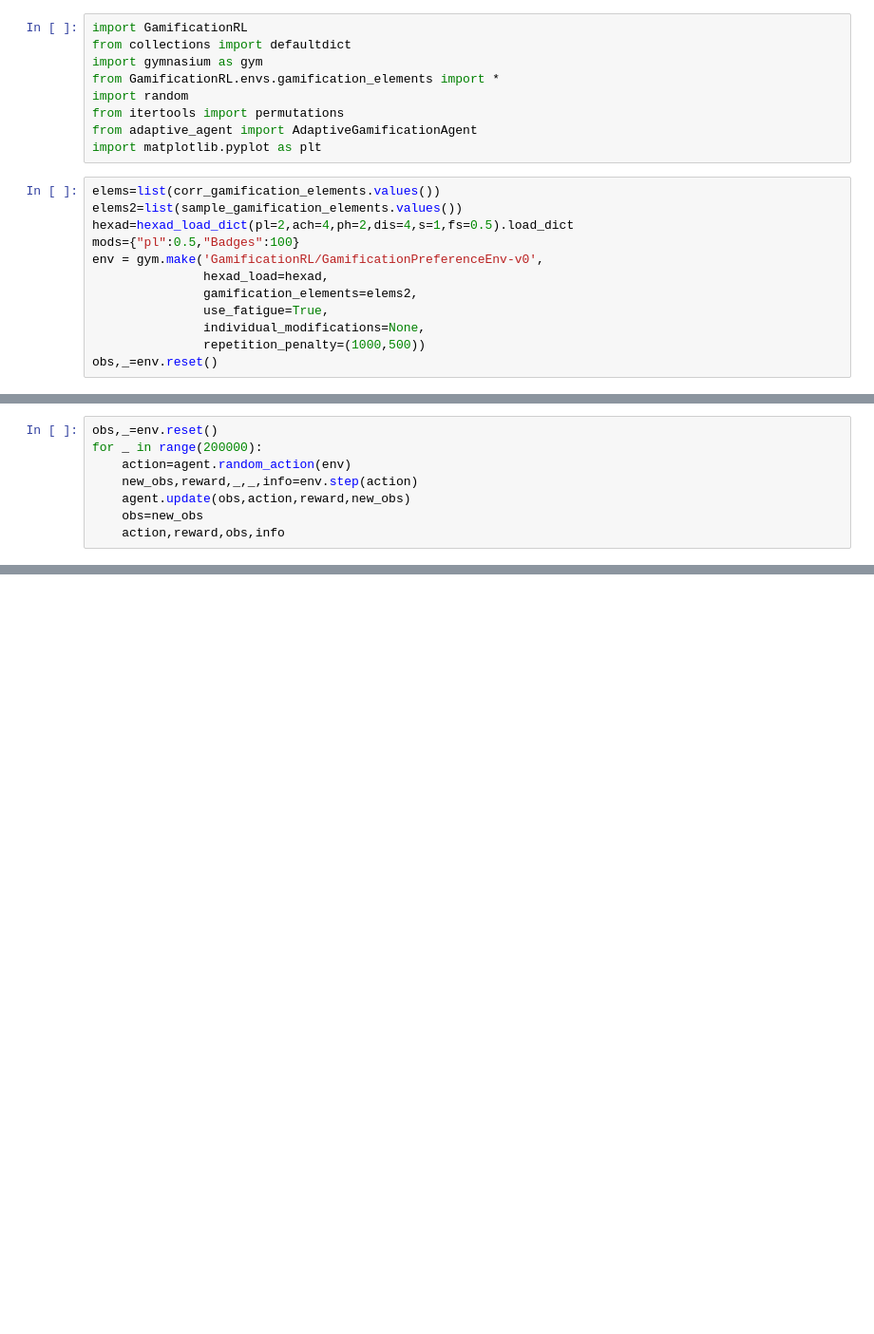
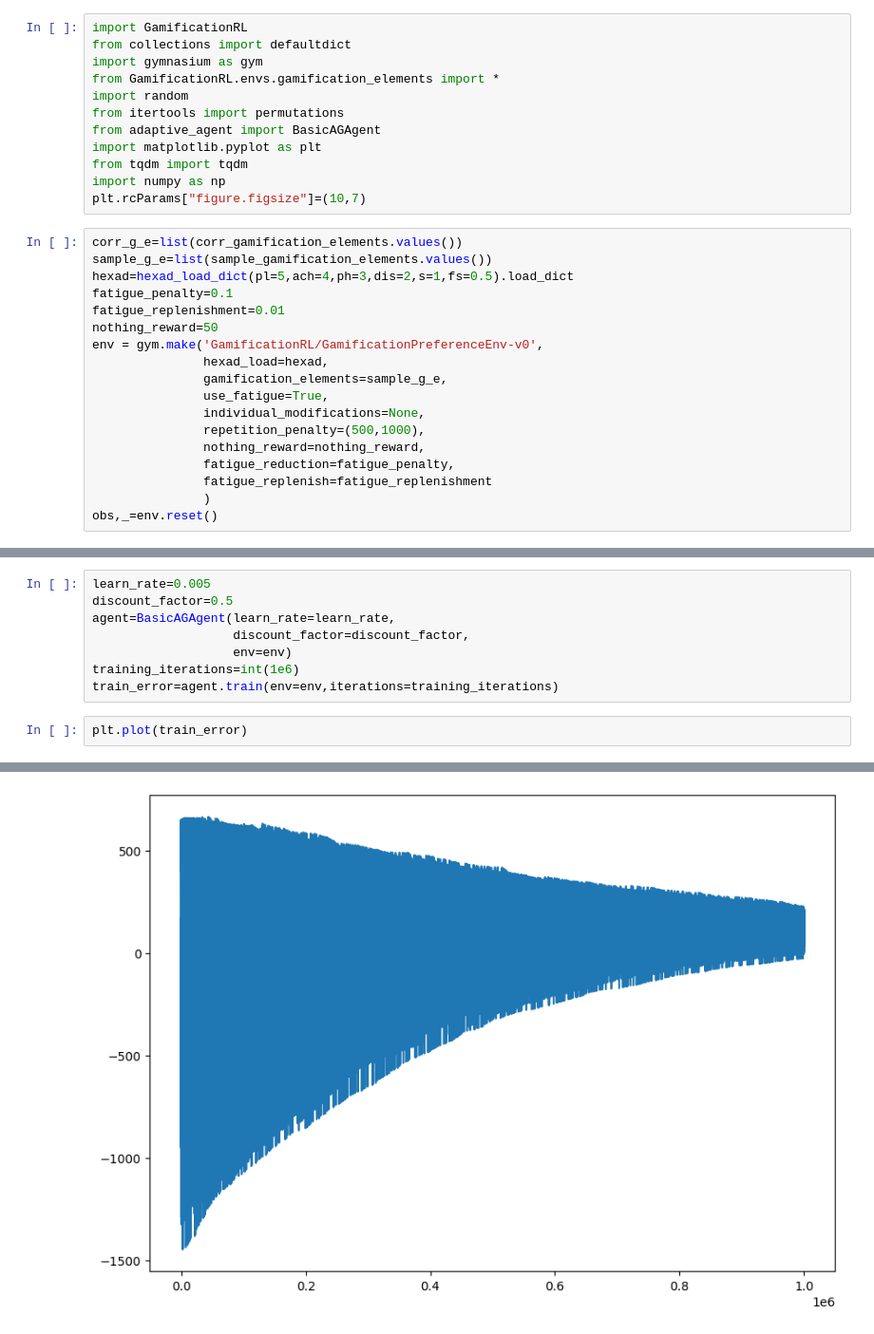
Before and after one commit to JDnikolo/thesis_gamified_hexad_extraction, a Jupyter notebook: RL_system/testing.ipynb, the cells around one changed output, grey strips where cells are left out. Shown: that part at 95% size. Drawn from its saved outputs; the diff is of its cells as text; blank space fills up the shorter version.

```diff
--- a/RL_system/testing.ipynb
+++ b/RL_system/testing.ipynb
@@ -5,17 +5,26 @@ import gymnasium as gym
 from GamificationRL.envs.gamification_elements import *
 import random
 from itertools import permutations
-from adaptive_agent import AdaptiveGamificationAgent
+from adaptive_agent import BasicAGAgent
 import matplotlib.pyplot as plt
+from tqdm import tqdm
+import numpy as np
+plt.rcParams["figure.figsize"]=(10,7)
 # %%
-elems=list(corr_gamification_elements.values())
-elems2=list(sample_gamification_elements.values())
-hexad=hexad_load_dict(pl=2,ach=4,ph=2,dis=4,s=1,fs=0.5).load_dict
-mods={"pl":0.5,"Badges":100}
+corr_g_e=list(corr_gamification_elements.values())
+sample_g_e=list(sample_gamification_elements.values())
+hexad=hexad_load_dict(pl=5,ach=4,ph=3,dis=2,s=1,fs=0.5).load_dict
+fatigue_penalty=0.1
+fatigue_replenishment=0.01
+nothing_reward=50
 env = gym.make('GamificationRL/GamificationPreferenceEnv-v0',
                hexad_load=hexad,
-               gamification_elements=elems2,
+               gamification_elements=sample_g_e,
                use_fatigue=True,
                individual_modifications=None,
-               repetition_penalty=(1000,500))
+               repetition_penalty=(500,1000),
+               nothing_reward=nothing_reward,
+               fatigue_reduction=fatigue_penalty,
+               fatigue_replenish=fatigue_replenishment
+               )
 obs,_=env.reset()
@@ -24,8 +31,11 @@ agent=AdaptiveGamificationAgent(0.1,0.01,0.95,env)
-# %%
-obs,_=env.reset()
-for _ in range(200000):
-    action=agent.random_action(env)
-    new_obs,reward,_,_,info=env.step(action)
-    agent.update(obs,action,reward,new_obs)
-    obs=new_obs
-    action,reward,obs,info
+# %%
+learn_rate=0.005
+discount_factor=0.5
+agent=BasicAGAgent(learn_rate=learn_rate,
+                   discount_factor=discount_factor,
+                   env=env)
+training_iterations=int(1e6)
+train_error=agent.train(env=env,iterations=training_iterations)
+# %%
+plt.plot(train_error)
+# %% [output]
@@ -31,0 +43 @@ for _ in range(200000):
+[figure, added]
```
Also changed, not shown: parts of 23 cells of this notebook.
